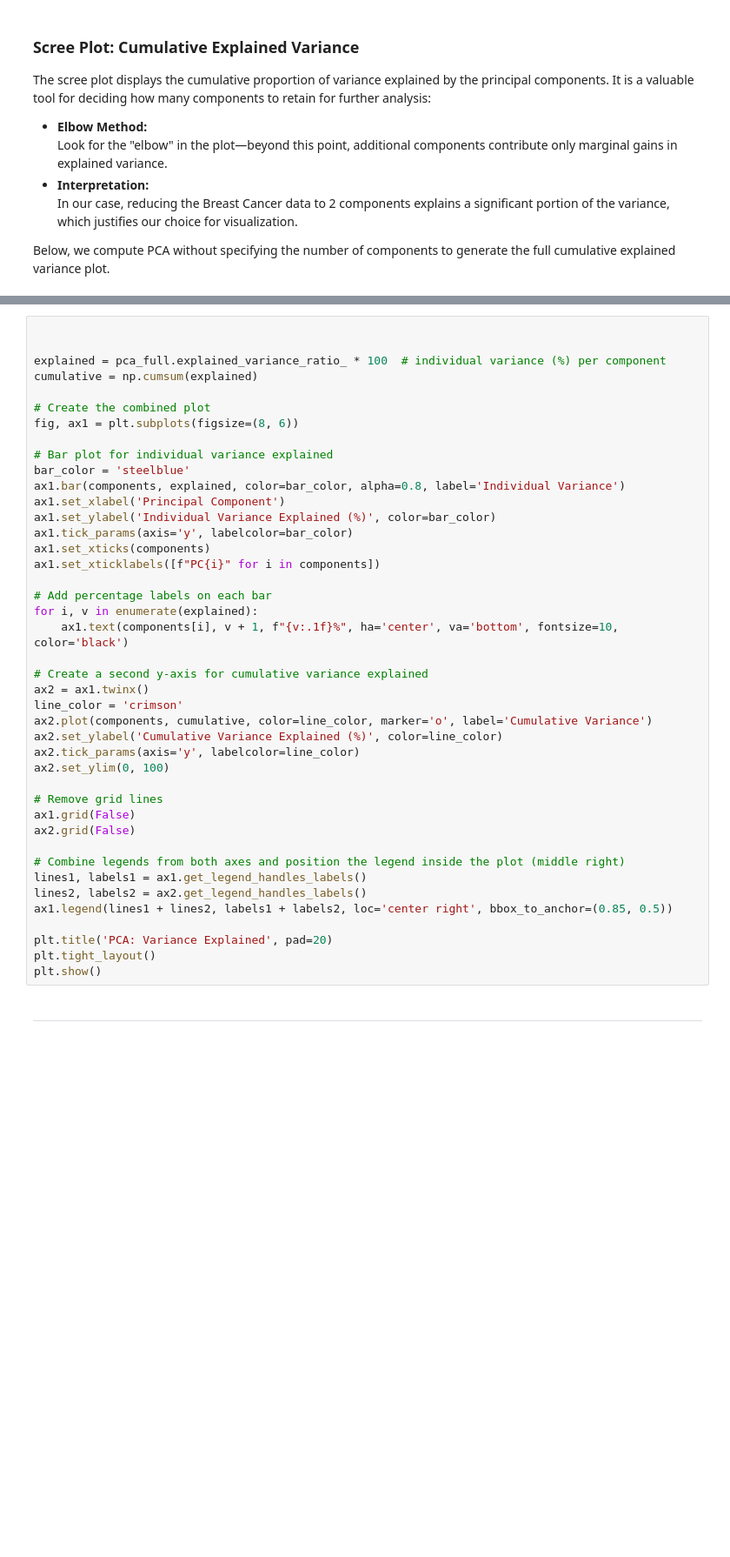
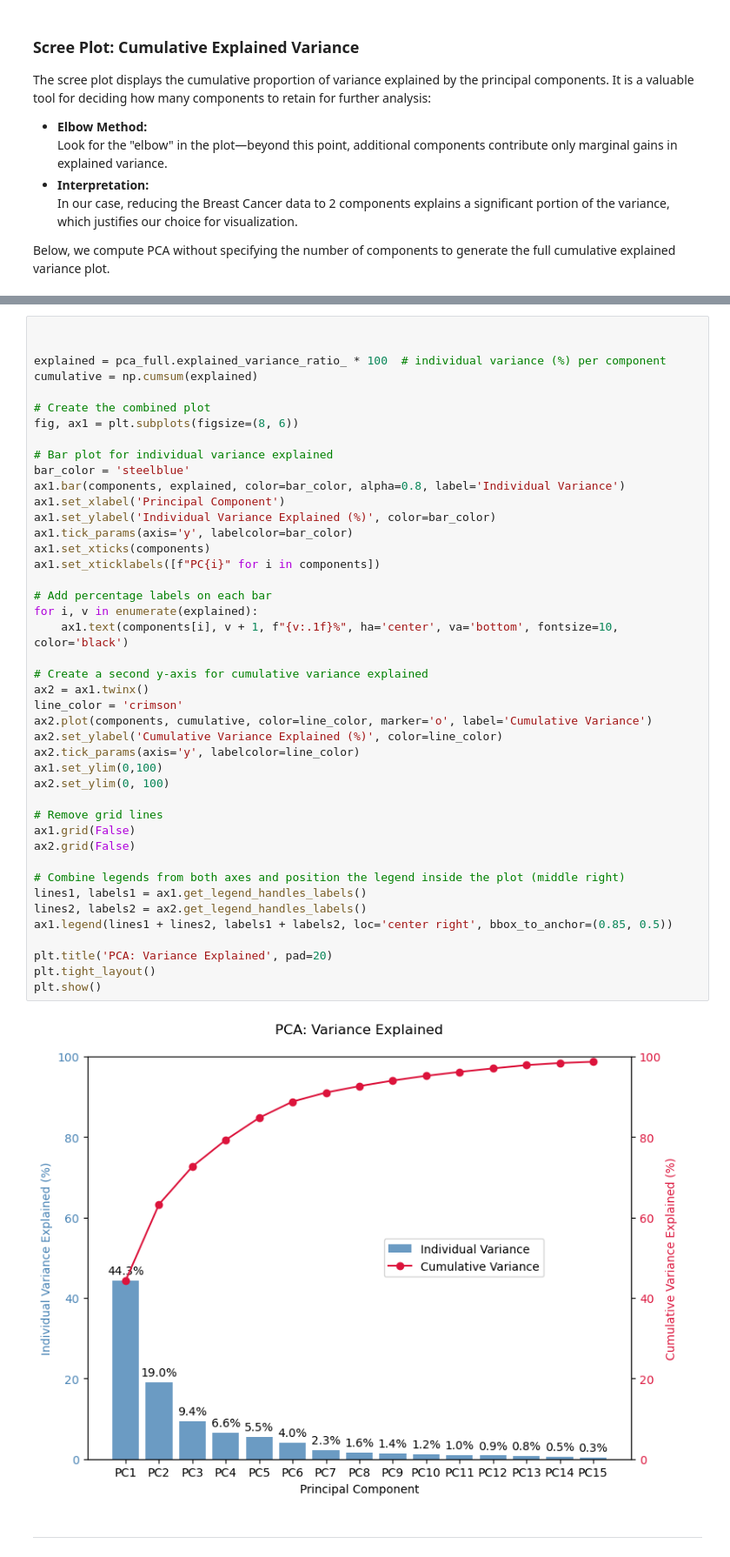
Before and after one commit to julia-dunn/DUNN-Data-Science-Portfolio, a Jupyter notebook: week-11/IDS Week_11_2_IN-CLASS.ipynb, the cells around one changed output, grey strips where cells are left out. Shown at 87% size. Drawn from its saved outputs; the diff is of its cells as text; blank space fills up the shorter version.

```diff
--- a/week-11/IDS Week_11_2_IN-CLASS.ipynb
+++ b/week-11/IDS Week_11_2_IN-CLASS.ipynb
@@ -282,33 +286,36 @@ ax1.bar(components, explained, color=bar_color, alpha=0.8, label='Individual Var
 ax1.set_xlabel('Principal Component')
 ax1.set_ylabel('Individual Variance Explained (%)', color=bar_color)
 ax1.tick_params(axis='y', labelcolor=bar_color)
 ax1.set_xticks(components)
 ax1.set_xticklabels([f"PC{i}" for i in components])
 
 # Add percentage labels on each bar
 for i, v in enumerate(explained):
     ax1.text(components[i], v + 1, f"{v:.1f}%", ha='center', va='bottom', fontsize=10, color='black')
 
 # Create a second y-axis for cumulative variance explained
 ax2 = ax1.twinx()
 line_color = 'crimson'
 ax2.plot(components, cumulative, color=line_color, marker='o', label='Cumulative Variance')
 ax2.set_ylabel('Cumulative Variance Explained (%)', color=line_color)
 ax2.tick_params(axis='y', labelcolor=line_color)
+ax1.set_ylim(0,100)
 ax2.set_ylim(0, 100)
 
 # Remove grid lines
 ax1.grid(False)
 ax2.grid(False)
 
 # Combine legends from both axes and position the legend inside the plot (middle right)
 lines1, labels1 = ax1.get_legend_handles_labels()
 lines2, labels2 = ax2.get_legend_handles_labels()
 ax1.legend(lines1 + lines2, labels1 + labels2, loc='center right', bbox_to_anchor=(0.85, 0.5))
 
 plt.title('PCA: Variance Explained', pad=20)
 plt.tight_layout()
 plt.show()
+# %% [output]
+[figure, added]
 # %% [markdown]
 
 
```
Also changed, not shown: parts of 4 cells of this notebook.
